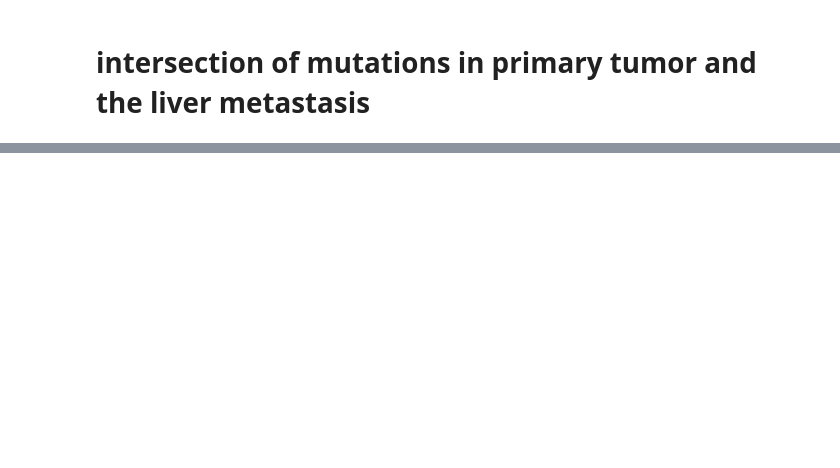
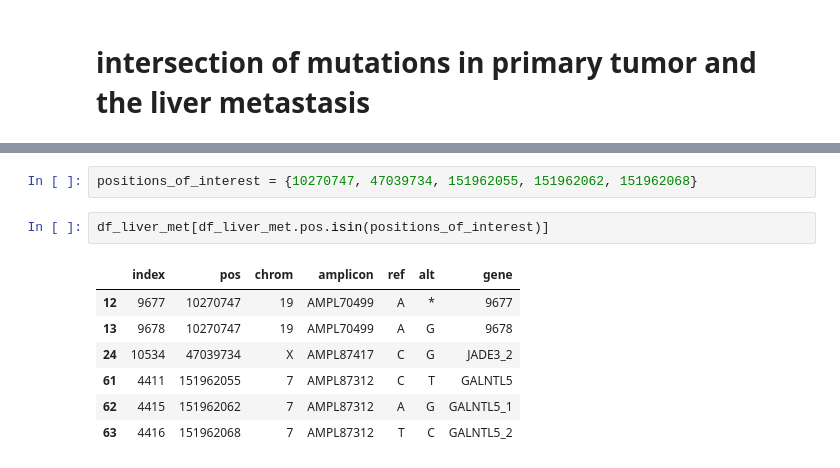
Before and after one commit to haochenz96/tap_cn_calling, a Jupyter notebook: cross_sample_analysis.ipynb, the cells around one changed output, grey strips where cells are left out. Drawn from its saved outputs; the diff is of its cells as text; blank space fills up the shorter version.

```diff
--- a/cross_sample_analysis.ipynb
+++ b/cross_sample_analysis.ipynb
@@ -37,0 +84,12 @@ plt.savefig('figures/patient2_snv_venn_diagram.pdf', bbox_inches='tight')
+# %%
+positions_of_interest = {10270747, 47039734, 151962055, 151962062, 151962068}
+# %%
+df_liver_met[df_liver_met.pos.isin(positions_of_interest)]
+# %% [output]
+|  | index | pos | chrom | amplicon | ref | alt | gene |
+| 12 | 9677 | 10270747 | 19 | AMPL70499 | A | * | 9677 |
+| 13 | 9678 | 10270747 | 19 | AMPL70499 | A | G | 9678 |
+| 24 | 10534 | 47039734 | X | AMPL87417 | C | G | JADE3_2 |
+| 61 | 4411 | 151962055 | 7 | AMPL87312 | C | T | GALNTL5 |
+| 62 | 4415 | 151962062 | 7 | AMPL87312 | A | G | GALNTL5_1 |
+| 63 | 4416 | 151962068 | 7 | AMPL87312 | T | C | GALNTL5_2 |
```
Also changed, not shown: parts of 20 cells of this notebook, 3 other files.
